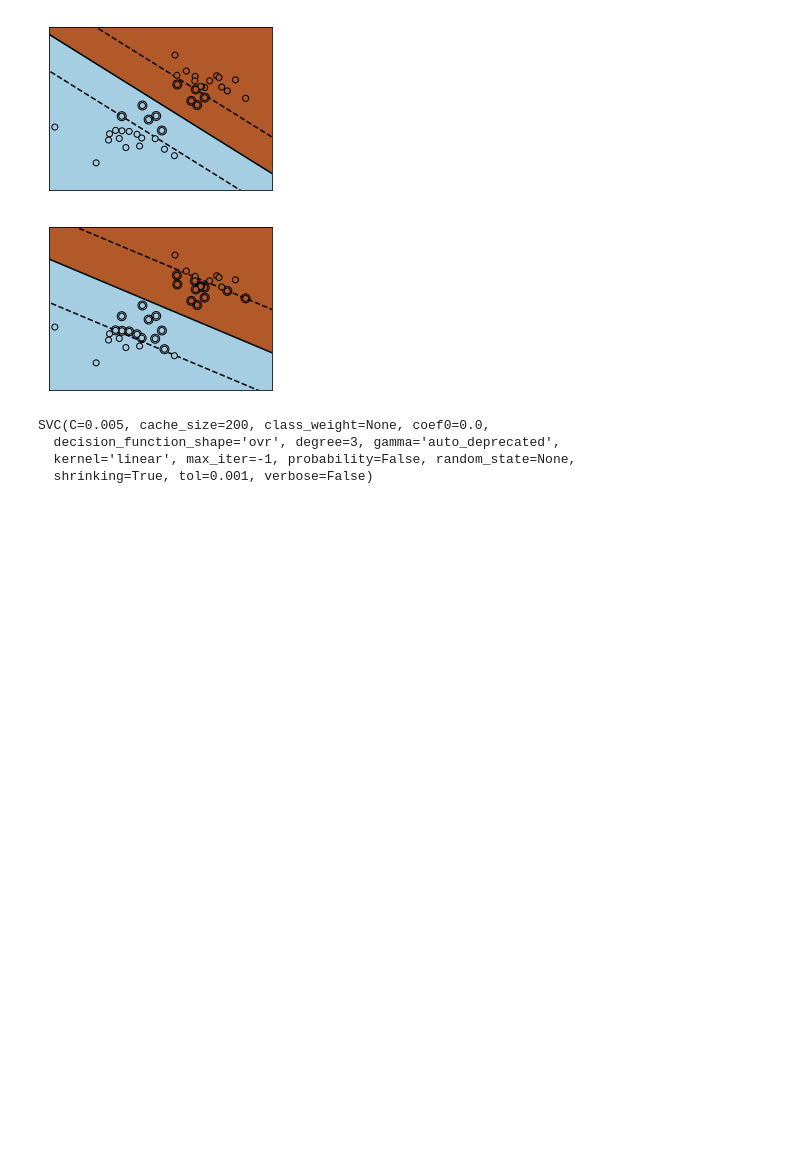
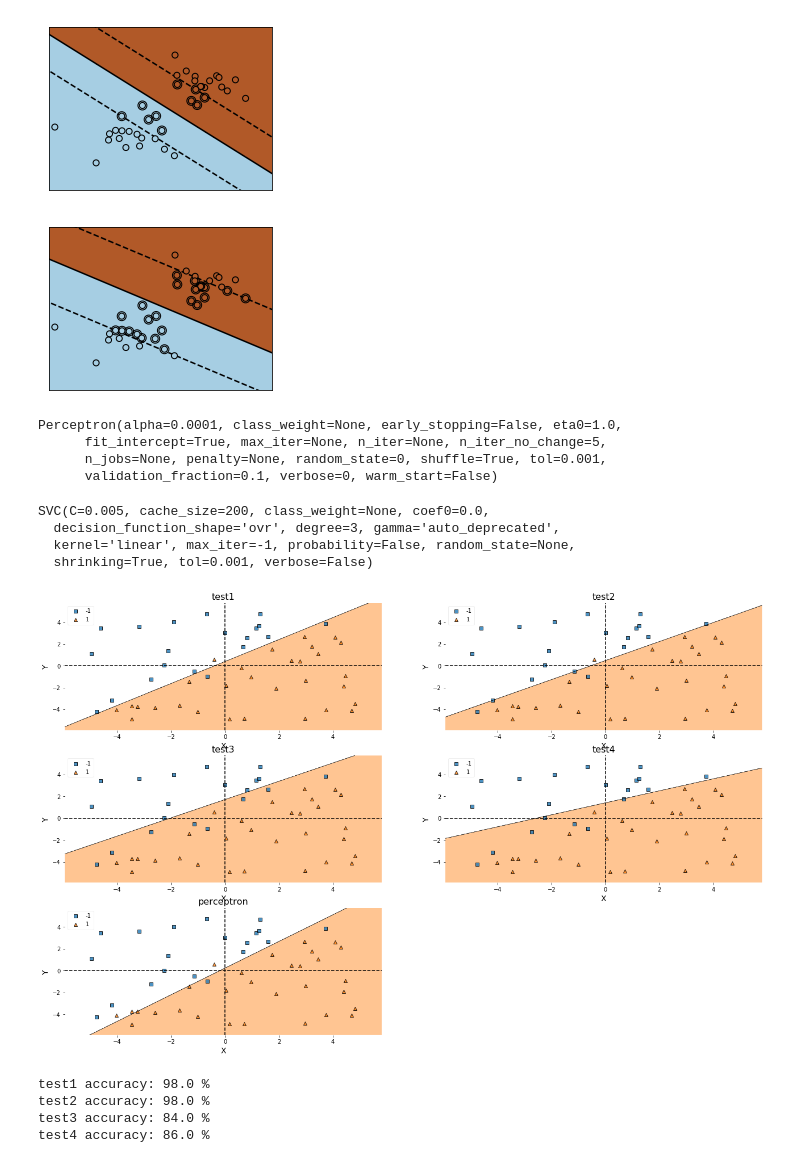
Before and after one commit to akkamin/ics435-svm, a Jupyter notebook: soft_margin.ipynb, the cells around one changed output. Saved outputs shown, nothing was run; the diff lists cells and outputs as text; code cells hidden in the pictures; blank space fills up the shorter version.

```diff
--- a/soft_margin.ipynb
+++ b/soft_margin.ipynb
@@ -153,6 +153,14 @@ and_df_test['Label'] = and_label(and_df_test)
 
 X_test = and_df_test[['X', 'Y']]
 y_test = and_df_test['Label']
+# %%
+clf_perceptron = Perceptron(tol=1e-3, random_state=0)
+clf_perceptron.fit(X.values, y.values)
+# %% [output]
+Perceptron(alpha=0.0001, class_weight=None, early_stopping=False, eta0=1.0,
+      fit_intercept=True, max_iter=None, n_iter=None, n_iter_no_change=5,
+      n_jobs=None, penalty=None, random_state=0, shuffle=True, tol=0.001,
+      validation_fraction=0.1, verbose=0, warm_start=False)
 # %%
 clf = []
 clf_1 = svm.SVC(kernel='linear', C = 1.0)
@@ -171,3 +179,23 @@ SVC(C=0.005, cache_size=200, class_weight=None, coef0=0.0,
   decision_function_shape='ovr', degree=3, gamma='auto_deprecated',
   kernel='linear', max_iter=-1, probability=False, random_state=None,
   shrinking=True, tol=0.001, verbose=False)
+# %%
+plt.figure(figsize=(22,14))
+dims = [3,2]
+define_plot(clf_1, X, y, "test1", 1, dims)
+define_plot(clf_2, X, y, "test2", 2, dims)
+define_plot(clf_3, X, y, "test3", 3, dims)
+define_plot(clf_4, X, y, "test4", 4, dims)
+define_plot(clf_perceptron, X, y, "perceptron", 5, dims)
+plt.show()
+
+print("test1 accuracy: " + str(clf_1.score(X_test.values, y_test.values)*100) + " %")
+print("test2 accuracy: " + str(clf_2.score(X_test.values, y_test.values)*100) + " %")
+print("test3 accuracy: " + str(clf_3.score(X_test.values, y_test.values)*100) + " %")
+print("test4 accuracy: " + str(clf_4.score(X_test.values, y_test.values)*100) + " %")
+# %% [output]
+[figure, added]
+test1 accuracy: 98.0 %
+test2 accuracy: 98.0 %
+test3 accuracy: 84.0 %
+test4 accuracy: 86.0 %
```
Also changed, not shown: parts of 2 cells of this notebook.
